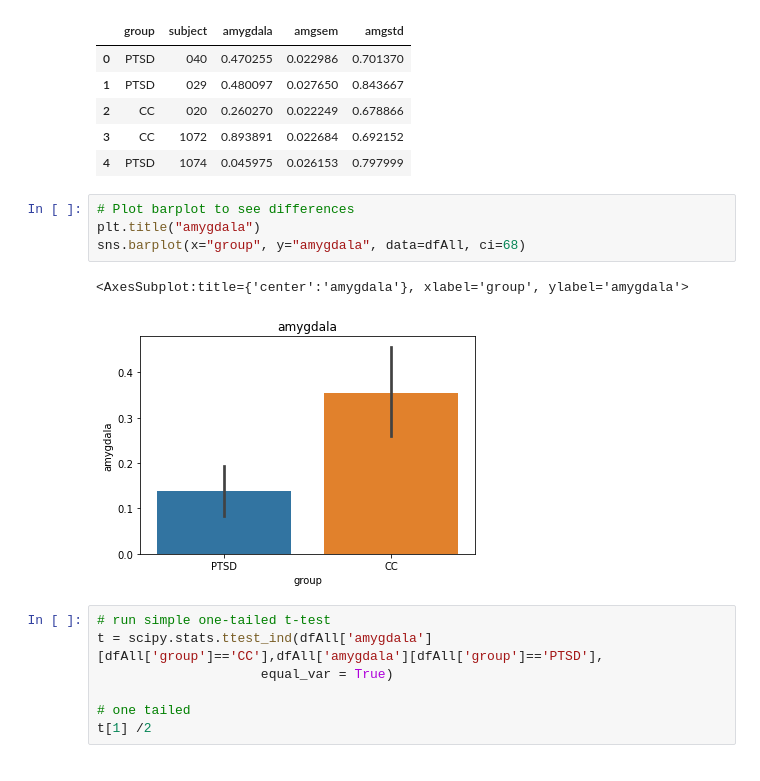
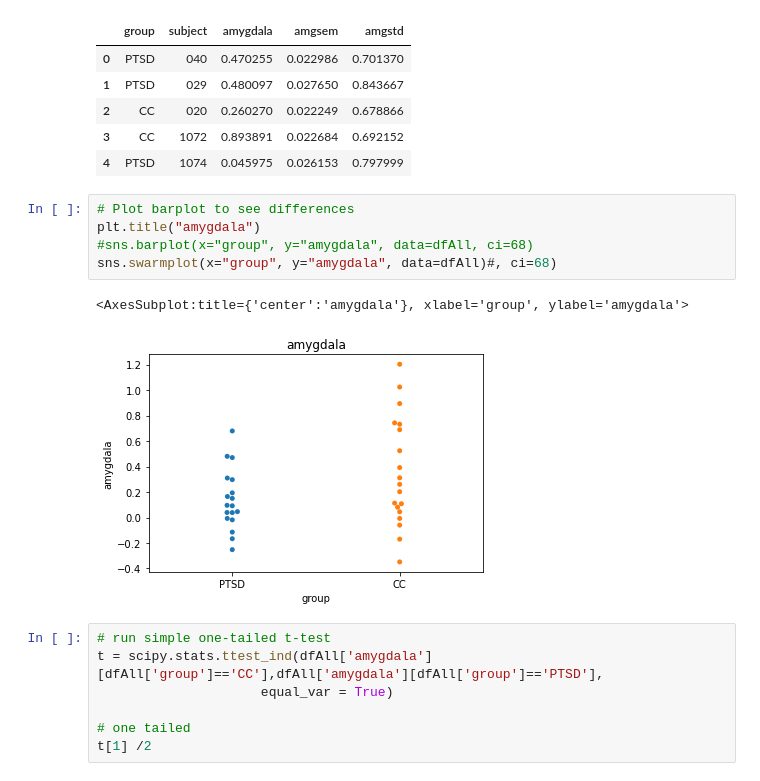
Before and after one commit to LevyDecisionNeuroLab/SIA_PTSD, a Jupyter notebook: firstDay_amygdalaDuringUS2.ipynb, the cells around one changed output. Saved outputs shown, nothing was run; the diff lists cells and outputs as text.

```diff
--- a/firstDay_amygdalaDuringUS2.ipynb
+++ b/firstDay_amygdalaDuringUS2.ipynb
@@ -123,10 +142,11 @@ dfAll.head()
 # %%
 # Plot barplot to see differences
 plt.title("amygdala")
-sns.barplot(x="group", y="amygdala", data=dfAll, ci=68)
+#sns.barplot(x="group", y="amygdala", data=dfAll, ci=68)
+sns.swarmplot(x="group", y="amygdala", data=dfAll)#, ci=68)
 # %% [output]
 <AxesSubplot:title={'center':'amygdala'}, xlabel='group', ylabel='amygdala'>
-[figure, old version]
+[figure, new version]
 # %%
 # run simple one-tailed t-test
 t = scipy.stats.ttest_ind(dfAll['amygdala'][dfAll['group']=='CC'],dfAll['amygdala'][dfAll['group']=='PTSD'],
```
Also changed, not shown: parts of 13 cells of this notebook, 10 other files.
